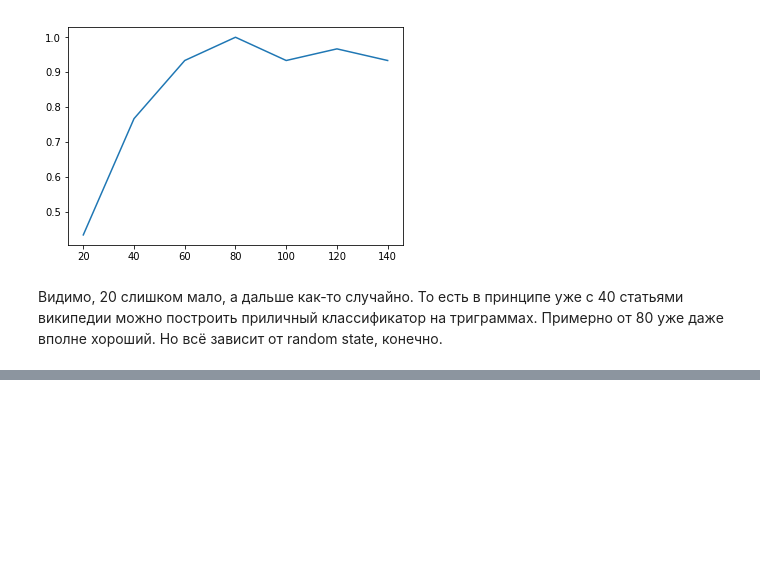
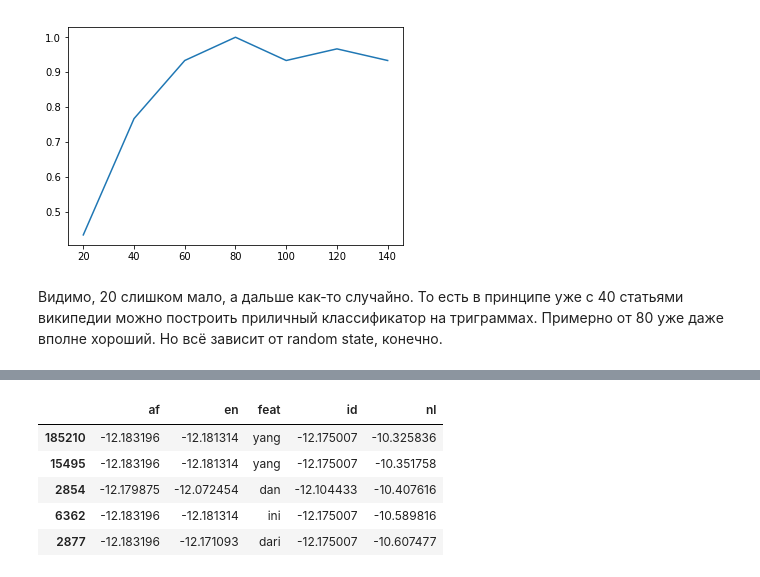
Before and after one commit to BasilisAndr/compling, a Jupyter notebook: langdetect_a_hw/langdetect_a_hw.ipynb, the cells around one changed output, grey strips where cells are left out. Saved outputs shown, nothing was run; the diff lists cells and outputs as text; code cells hidden in the pictures; blank space fills up the shorter version.

```diff
--- a/langdetect_a_hw/langdetect_a_hw.ipynb
+++ b/langdetect_a_hw/langdetect_a_hw.ipynb
@@ -198,0 +215,9 @@ plt.show()
+# %%
+vals.sort_values('nl', ascending=False).head()
+# %% [output]
+|  | af | en | feat | id | nl |
+| 185210 | -12.183196 | -12.181314 | yang | -12.175007 | -10.325836 |
+| 15495 | -12.183196 | -12.181314 | yang | -12.175007 | -10.351758 |
+| 2854 | -12.179875 | -12.072454 | dan | -12.104433 | -10.407616 |
+| 6362 | -12.183196 | -12.181314 | ini | -12.175007 | -10.589816 |
+| 2877 | -12.183196 | -12.171093 | dari | -12.175007 | -10.607477 |
```
Also changed, not shown: parts of 11 cells of this notebook.
